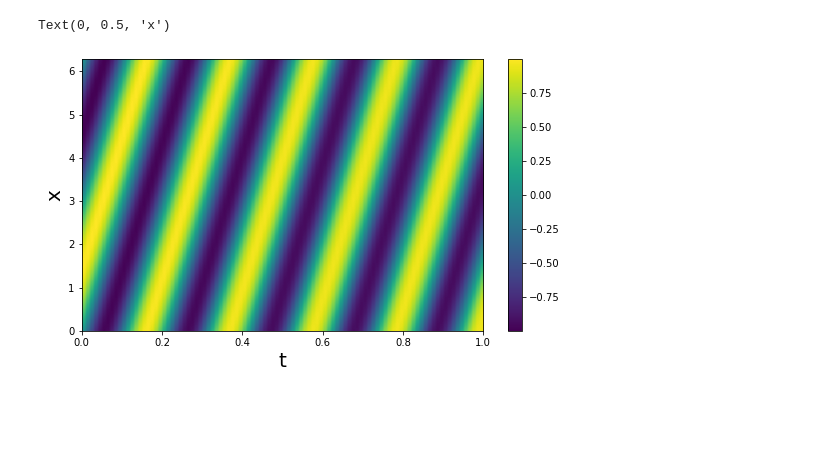
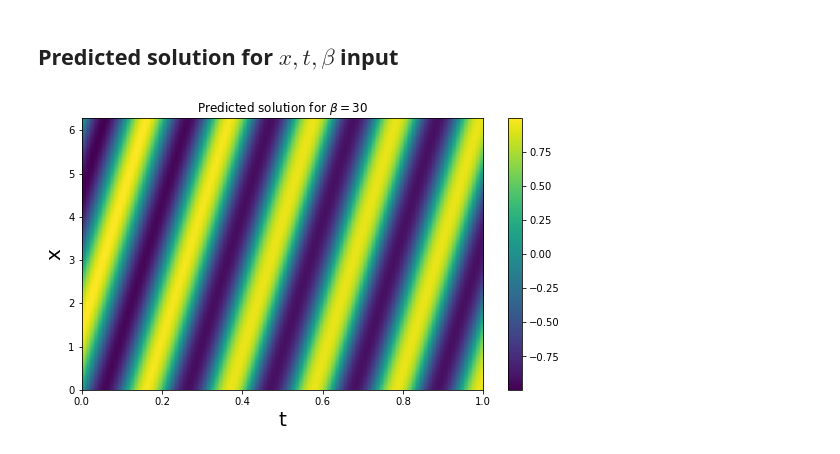
Before and after one commit to lucabeetz/pinns, a Jupyter notebook: pinn_failure_modes.ipynb, the cells around one changed output. Drawn from its saved outputs; the diff is of its cells as text; code cells hidden in the pictures; blank space fills up the shorter version.

```diff
--- a/pinn_failure_modes.ipynb
+++ b/pinn_failure_modes.ipynb
@@ -77,11 +82,13 @@ def mlp_fn(x: jnp.array) -> jnp.array:
 
     return mlp(x)
 
+# Initialize nn params and optimizer
 net = hk.without_apply_rng(hk.transform(mlp_fn))
 opt = optax.adam(5e-4)
 
-params = net.init(jax.random.PRNGKey(42), jnp.array([[0., 0.]]))
-opt_state = opt.init(params)
+# Net takes two inputs: x, t
+params_xt = net.init(jax.random.PRNGKey(42), jnp.array([[0., 0.]]))
+opt_state = opt.init(params_xt)
 
 
 def loss_fn(params: hk.Params, x_data: jnp.array, y_data:jnp.array, x_grid_lbc: jnp.array, x_grid_ubc: jnp.array, x_grid_de: jnp.array, beta: float) -> float:
@@ -118,13 +125,10 @@ for beta in training_betas:
 
     # Train for 10000 iterations per beta
     for i in range(10000):
-        params, opt_state, loss = update(params, opt_state, x_grid_initial, u_initial, x_grid_lbc, x_grid_ubc, x_grid_de, beta)
+        params_xt, opt_state, loss = update(params_xt, opt_state, x_grid_initial, u_initial, x_grid_lbc, x_grid_ubc, x_grid_de, beta)
 
         if (i+1) % 1000 == 0:
             print(f"Iteration {i+1}, loss: {loss}")
-
-
-    opt_state = opt.init(params)
 # %% [output]
 Train on beta: 1.0
 Iteration 1000, loss: 0.8334054350852966
@@ -178,10 +170,10 @@ Text(0, 0.5, 'x')
 # %%
-
+# Initialize nn params and optimizer
 net = hk.without_apply_rng(hk.transform(mlp_fn))
 opt = optax.adam(5e-4)
 
-params = net.init(jax.random.PRNGKey(42), jnp.array([[0., 0., 0.]]))
-opt_state = opt.init(params)
+params_xtb = net.init(jax.random.PRNGKey(42), jnp.array([[0., 0., 0.]]))
+opt_state = opt.init(params_xtb)
 
 training_betas = jnp.linspace(1, 30, 15)
 x_grid_initial, u_initial, x_grid_lbc, x_grid_ubc, x_grid_de = create_training_data()
@@ -197,13 +189,10 @@ for beta in training_betas:
 
     # Train for 10000 iterations per beta
     for i in range(10000):
-        params, opt_state, loss = update(params, opt_state, x_grid_initial_b, u_initial, x_grid_lbc_b, x_grid_ubc_b, x_grid_de_b, beta)
+        params_xtb, opt_state, loss = update(params_xtb, opt_state, x_grid_initial_b, u_initial, x_grid_lbc_b, x_grid_ubc_b, x_grid_de_b, beta)
 
         if (i+1) % 1000 == 0:
             print(f"Iteration {i+1}, loss: {loss}")
-
-
-    opt_state = opt.init(params)
 # %% [output]
 Train on beta: 1.0
 Iteration 1000, loss: 0.2416701316833496
@@ -225,19 +214,12 @@ Iteration 10000, loss: 0.011889155954122543
+# %% [markdown]
+## Predicted solution for $x, t, \beta$ input
 # %%
 beta = 30.
 
 whole_grid = jnp.vstack([x_grid.flatten(), t_grid.flatten()]).T
 whole_grid_b = jnp.hstack([whole_grid, jnp.full((len(whole_grid), 1), beta)])
 
-grid_preds = net.apply(params, whole_grid_b).reshape(100, 256)
-
-fig = plt.figure(figsize=(9, 5))
-ax = fig.add_subplot()
-
-img_plot = ax.imshow(jnp.rot90(grid_preds), aspect='auto', extent=[t_grid.min(), t_grid.max(), x_grid.min(), x_grid.max()])
-color_bar = fig.colorbar(img_plot)
-
-ax.set_xlabel("t", size=20)
-ax.set_ylabel("x", size=20)
+grid_preds = net.apply(params_xtb, whole_grid_b).reshape(100, 256)
+plot_grid(grid_preds, t_grid, x_grid, r"Predicted solution for $\beta = 30$")
 # %% [output]
-Text(0, 0.5, 'x')
-[figure, old version]
+[figure, new version]
```
Also changed, not shown: parts of 15 cells of this notebook.
